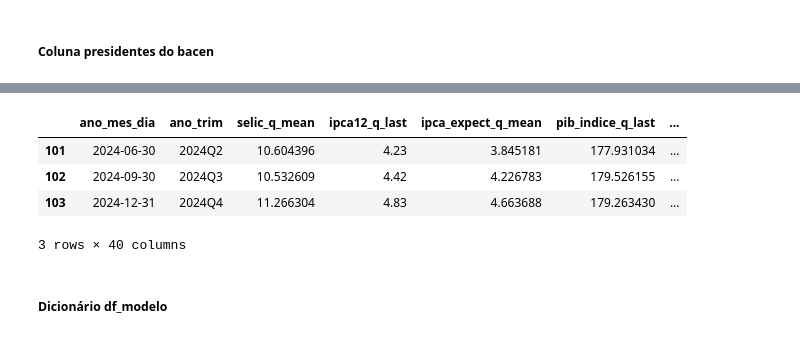
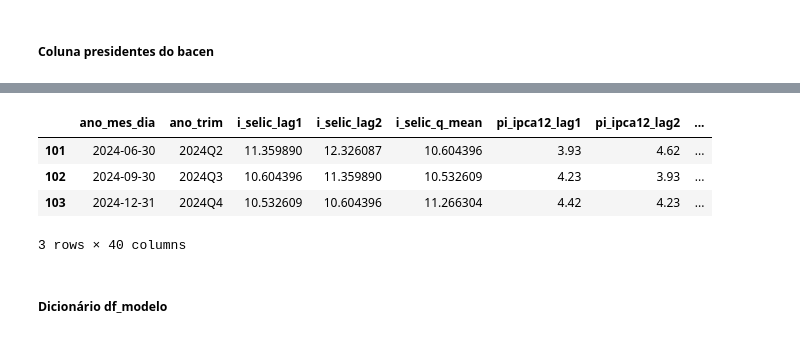
Before and after one commit to fernandovieira1/brazil-taylor-determinacy, a Jupyter notebook: scripts/modelos_secao_6.ipynb, the cells around one changed output, grey strips where cells are left out. Saved outputs shown, nothing was run; the diff lists cells and outputs as text; code cells hidden in the pictures.

Commit message:
renomeei as colunas de df_modelo com prefixos iguais ao padrão da regra de taylor (\y_t, \i_t, \pi_t, \tilde_y)

```diff
--- a/scripts/modelos_secao_6.ipynb
+++ b/scripts/modelos_secao_6.ipynb
@@ -176,11 +176,11 @@ ecobr['ano_mes_dia'] = pd.to_datetime(ecobr['ano_mes_dia'], errors='coerce')
 # SETUP: ecobr (diário/mensal "inflado") -> trimestral
 # (PIB é trimestral na origem, mas está replicado ao longo do ecobr)
 # %%
-## 1) Agregação trimestral do IPCA mensal
+## 1) Agregação trimestral da inflação mensal (pi_ipca_mensal)
 
 def ipca_q_composto(x):
     """
-    ipca_mensal é % m/m.
+    pi_ipca_mensal é % m/m.
     Constrói inflação acumulada no trimestre (% no trimestre) via composição:
         Π(1 + π_m/100) - 1
 
@@ -201,15 +201,15 @@ def ipca_q_media_mensal(x):
 # %%
 ## 2) Agregação trimestral de TODAS as variáveis do ecobr
 
-# (i) selic: média no trimestre
+# (i) i_selic: média no trimestre
 #     - Interpretação: i_t (instrumento de política) vigente ao longo do trimestre.
 #     - Entra como i_t em todas as regras (backward MQO, forward GMM, híbrida GMM).
 
-# (ii) ipca12: último valor do trimestre (end-of-quarter)
+# (ii) pi_ipca12: último valor do trimestre (end-of-quarter)
 #     - Interpretação: π_t como inflação 12m consolidada no fim do trimestre.
 #     - Entra como π_t nas regras backward e híbrida (baseline aplicado).
 
-# (iii) ipca_expectativa: média no trimestre
+# (iii) pi_ipca_expectativa: média no trimestre
 #     - Interpretação: proxy para E_t[π] nas regras forward/híbrida (GMM).
 #     - Nota: "ano corrente" tem horizonte variável no ano (proxy imperfeita).
 
@@ -217,31 +217,30 @@ def ipca_q_media_mensal(x):
 #     - Interpretação: série trimestral na origem; 'last' evita problemas por replicação.
 #     - Uso: base para hiato (se for reconstruir) / auditoria (hiato entra via df hiato).
 
-# (v) ipca_mensal: cria duas versões trimestrais
-#     - ipca_mensal_q_mean: média das taxas mensais no trimestre (proxy/robustez)
-#     - ipca_q_comp: inflação acumulada no trimestre (q/q em %)
+# (v) pi_ipca_mensal: cria duas versões trimestrais
+#     - pi_ipca_mensal_q_mean: média das taxas mensais no trimestre (proxy/robustez)
+#     - pi_ipca_q_comp: inflação acumulada no trimestre (q/q em %)
 
 ecobrq = (
     ecobr
     .resample('QE-DEC', on='ano_mes_dia')
     .agg({
-        'selic': 'mean',
-        'ipca12': 'last',
-        'ipca_expectativa': 'mean',
+        'i_selic': 'mean',
+        'pi_ipca12': 'last',
+        'pi_ipca_expectativa': 'mean',
         'pib_indice': 'last',
-        'ipca_mensal': [ipca_q_media_mensal, ipca_q_composto],
+        'pi_ipca_mensal': [ipca_q_media_mensal, ipca_q_composto],
     })
     .dropna(how='all')
 )
 
-# O pandas cria MultiIndex em colunas quando você usa lista de funções
 ecobrq.columns = [
-    'selic_q_mean',           # i_t
-    'ipca12_q_last',          # π_t (12m, fim do trimestre)
-    'ipca_expect_q_mean',     # E_t[π] proxy (média no trimestre)
-    'pib_indice_q_last',      # PIB (fim do trimestre)
-    'ipca_mensal_q_mean',     # proxy/robustez (média das taxas mensais)
-    'ipca_q_comp',            # π_t q/q (inflação do trimestre, acumulada)
+    'i_selic_q_mean',           # i_t
+    'pi_ipca12_q_last',          # π_t (12m, fim do trimestre)
+    'pi_ipca_expect_q_mean',     # E_t[π] proxy (média no trimestre)
+    'pib_indice_q_last',         # PIB (fim do trimestre)
+    'pi_ipca_mensal_q_mean',     # proxy/robustez (média das taxas mensais)
+    'pi_ipca_q_comp',            # π_t q/q (inflação do trimestre, acumulada)
 ]
 # %%
 ## 2.1) Transformar em "padrão trimestral" mas com ano_mes_dia como COLUNA
@@ -320,6 +319,8 @@ df_modelo = (
     .drop(columns=['ano_trim_y'])
     .rename(columns={'ano_trim_x': 'ano_trim'})
 )
+# %%
+df_modelo = df_modelo.rename(columns={'pib_indice_q_last': 'y_pib_indice_q_last'})
 # %%
 df_modelo
 # %% [output]
@@ -482,11 +573,13 @@ df_modelo.head(3)
 | 2 | 1999-09-30 | 1999Q3 | 19.913043 | 6.25 | NaN | 99.770115 | ... |
 3 rows × 40 columns
 # %%
+# Versão acabada do df_modelo: colunas em ordem alfabética (antes de exportar)
+df_modelo = df_modelo.reindex(sorted(df_modelo.columns), axis=1)
 df_modelo.tail(3)
 # %% [output]
-|  | ano_mes_dia | ano_trim | selic_q_mean | ipca12_q_last | ipca_expect_q_mean | pib_indice_q_last | ... |
-| 101 | 2024-06-30 | 2024Q2 | 10.604396 | 4.23 | 3.845181 | 177.931034 | ... |
-| 102 | 2024-09-30 | 2024Q3 | 10.532609 | 4.42 | 4.226783 | 179.526155 | ... |
-| 103 | 2024-12-31 | 2024Q4 | 11.266304 | 4.83 | 4.663688 | 179.263430 | ... |
+|  | ano_mes_dia | ano_trim | i_selic_lag1 | i_selic_lag2 | i_selic_q_mean | pi_ipca12_lag1 | pi_ipca12_lag2 | ... |
+| 101 | 2024-06-30 | 2024Q2 | 11.359890 | 12.326087 | 10.604396 | 3.93 | 4.62 | ... |
+| 102 | 2024-09-30 | 2024Q3 | 10.604396 | 11.359890 | 10.532609 | 4.23 | 3.93 | ... |
+| 103 | 2024-12-31 | 2024Q4 | 10.532609 | 10.604396 | 11.266304 | 4.42 | 4.23 | ... |
 3 rows × 40 columns
 # %%
```
Also changed, not shown: parts of 25 cells of this notebook, 8 other files.
